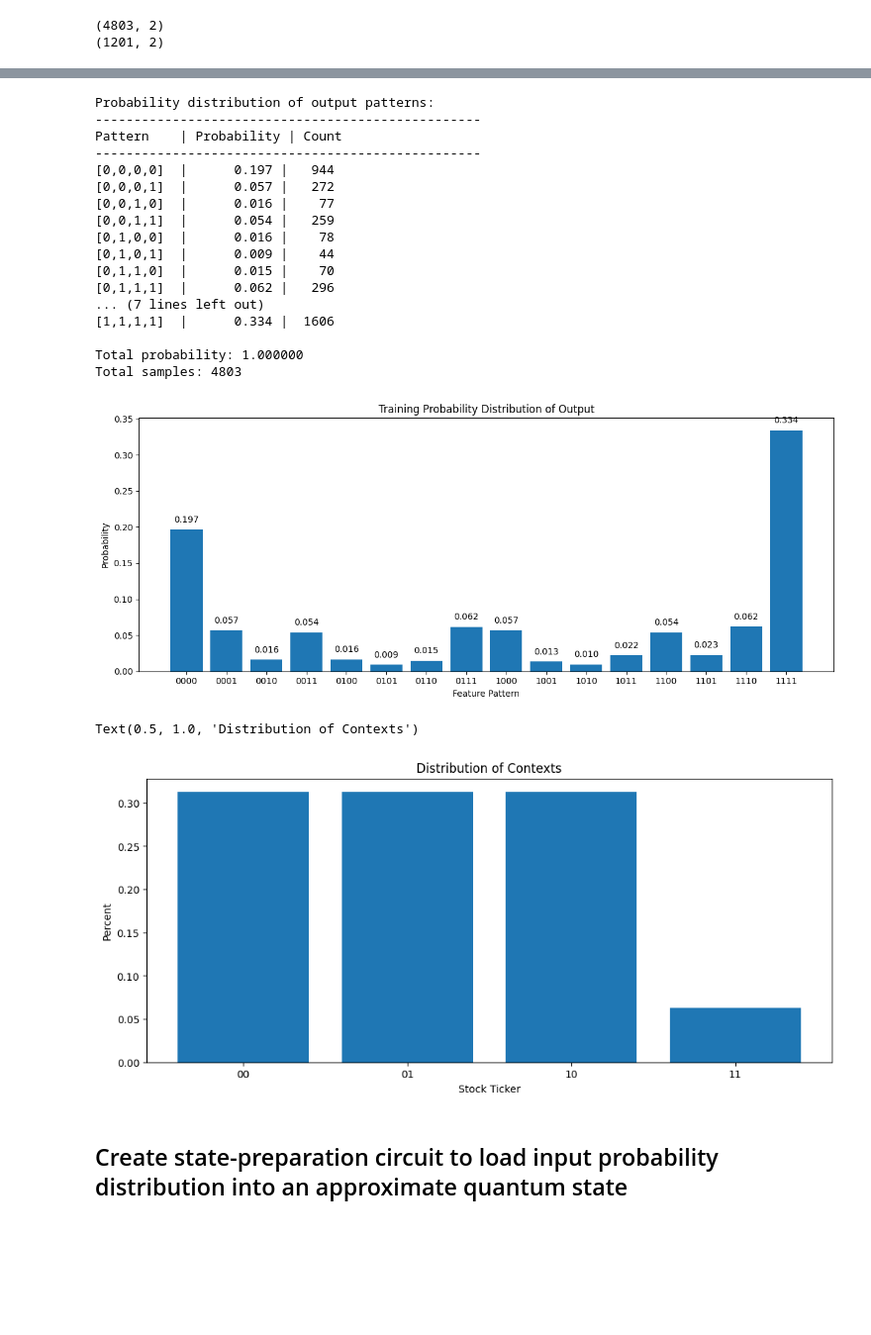
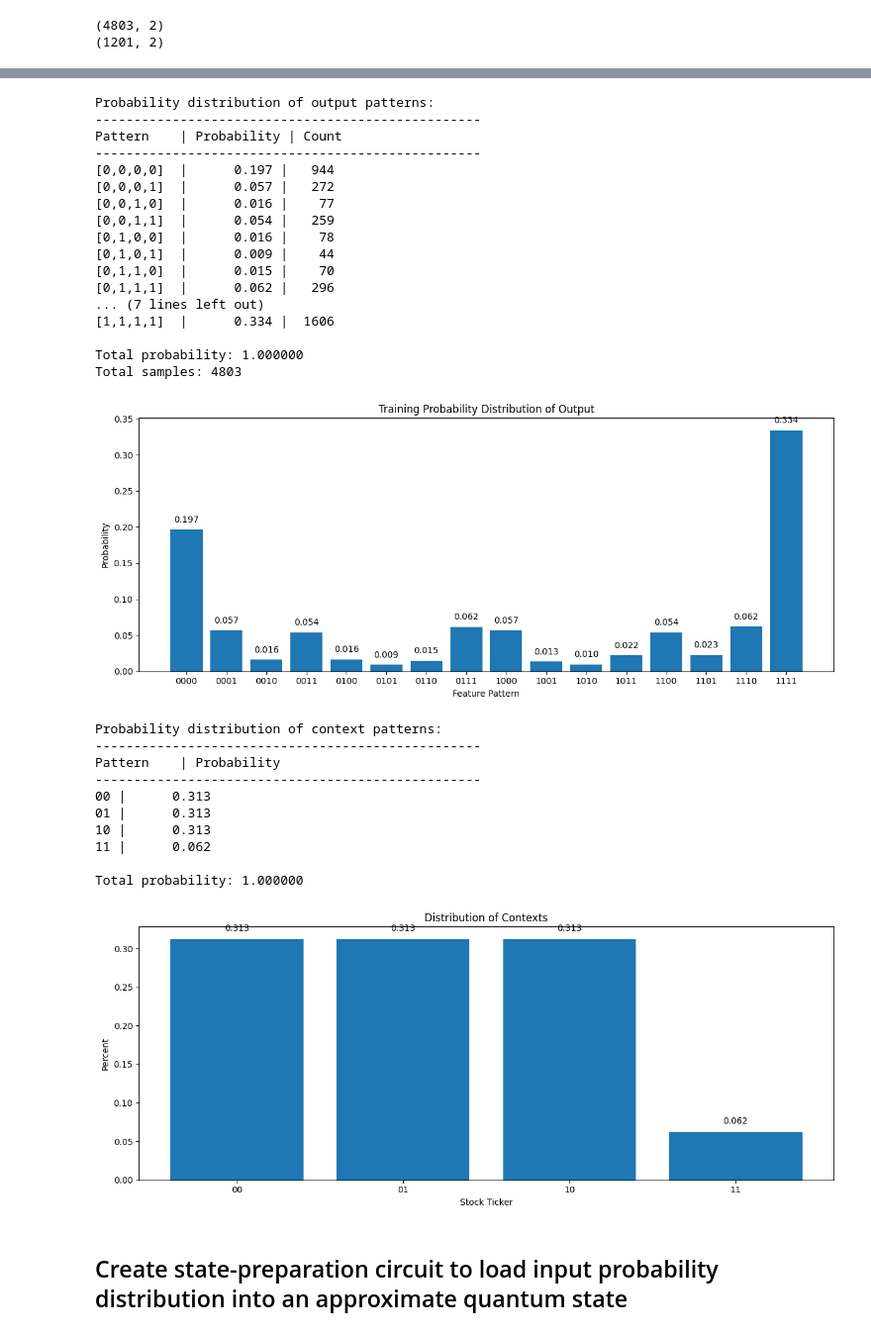
Before and after one commit to Rishivarshil/osuquantumclub, a Jupyter notebook: qmtl.ipynb, the cells around one changed output, grey strips where cells are left out. Shown: that part at 99% size. Cells and saved outputs as stored; diff of their text form; code cells hidden in the pictures; blank space fills up the shorter version.

```diff
--- a/qmtl.ipynb
+++ b/qmtl.ipynb
@@ -186,11 +185,30 @@ context_states = np.array(list(product([0, 1], repeat=n_context)))
 context_strs = [''.join(map(str, p)) for p in context_states]
 
 context_dist = df_train['context'].value_counts(normalize=True).sort_index()
+
+if VERBOSE:
+    # Print probabilities in natural binary order
+    print("\nProbability distribution of context patterns:")
+    print("-" * 50)
+    print("Pattern    | Probability")
+    print("-" * 50)
+    for i in range(len(context_strs)):
+        print(f"{context_strs[i]} | {context_dist[i]:10.3f}")
+# Verify distribution sums to 1
+print(f"\nTotal probability: {context_dist.sum():.6f}")
+
 plt.figure(figsize=(12,5))
 plt.bar(context_strs, context_dist)
 plt.ylabel('Percent')
 plt.xlabel('Stock Ticker')
 plt.title('Distribution of Contexts')
+
+# Add probability values on top of bars
+for i, v in enumerate(context_dist):
+    plt.text(i, v + 0.01, f'{v:.3f}', ha='center')
+
+plt.tight_layout()
+plt.show()
 # %% [output]
 Probability distribution of feature patterns:
 --------------------------------------------------
@@ -199,35 +217,44 @@ Pattern    | Probability | Count
 [0,0,0]    |      0.253 |  1216
 [0,0,1]    |      0.070 |   336
 [0,1,0]    |      0.025 |   122
 [0,1,1]    |      0.076 |   366
 [1,0,0]    |      0.070 |   337
 [1,0,1]    |      0.032 |   153
 [1,1,0]    |      0.077 |   368
 [1,1,1]    |      0.397 |  1905
 
 Total probability: 1.000000
 Total samples: 4803
 [figure]
 Probability distribution of output patterns:
 --------------------------------------------------
 Pattern    | Probability | Count
 --------------------------------------------------
 [0,0,0,0]  |      0.197 |   944
 [0,0,0,1]  |      0.057 |   272
 [0,0,1,0]  |      0.016 |    77
 [0,0,1,1]  |      0.054 |   259
 [0,1,0,0]  |      0.016 |    78
 [0,1,0,1]  |      0.009 |    44
 [0,1,1,0]  |      0.015 |    70
 [0,1,1,1]  |      0.062 |   296
 ... (7 lines left out)
 [1,1,1,1]  |      0.334 |  1606
 
 Total probability: 1.000000
 Total samples: 4803
 [figure]
-Text(0.5, 1.0, 'Distribution of Contexts')
+Probability distribution of context patterns:
+--------------------------------------------------
+Pattern    | Probability
+--------------------------------------------------
+00 |      0.313
+01 |      0.313
+10 |      0.313
+11 |      0.062
+
+Total probability: 1.000000
-[figure, old version]
+[figure, new version]
 # %% [markdown]
 ## Create state-preparation circuit to load input probability distribution into an approximate quantum state
 # %%
```
Also changed, not shown: parts of 7 cells of this notebook.
